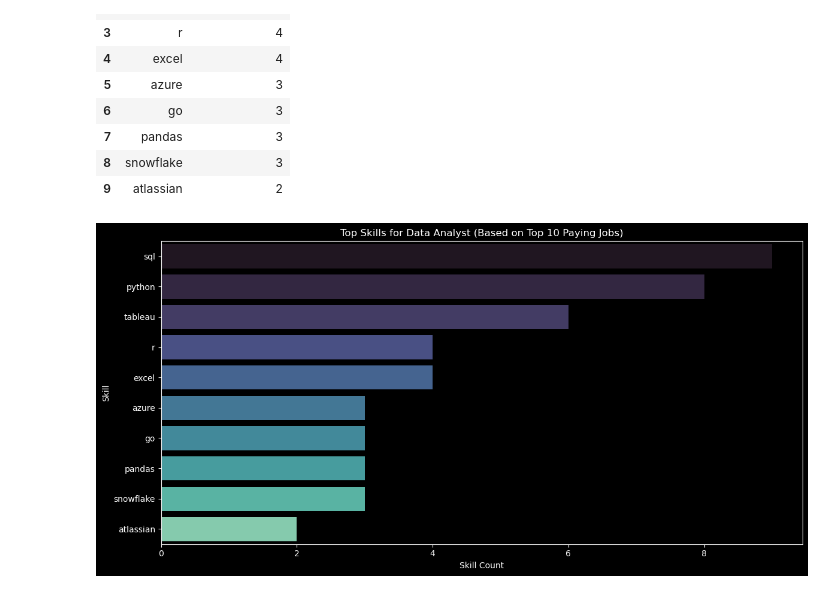
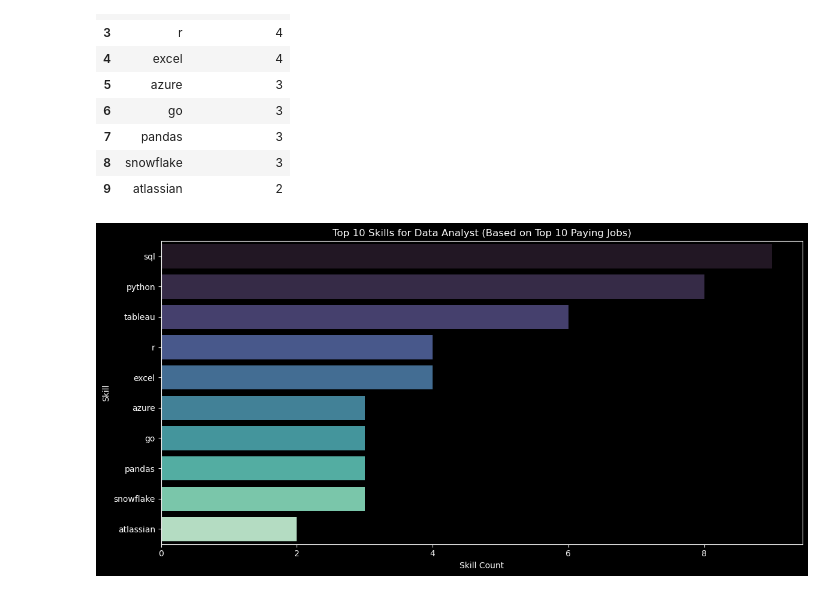
Before and after one commit to WesleyPenteado/SQL_Practice-Data_Analyst_Analysis, a Jupyter notebook: project_py/visualization.ipynb, the cells around one changed output. Cells and saved outputs as stored; diff of their text form; code cells hidden in the pictures.

```diff
--- a/project_py/visualization.ipynb
+++ b/project_py/visualization.ipynb
@@ -87,26 +87,26 @@ df_q2.head(10)
 # %%
 # Question: What skills are required for remote work in the top10-paying data analyst jobs?
 # Use dark theme style
 plt.style.use("dark_background")
 
 # Define a dark-style color palette similar to GitHub's dark theme
-colors = sns.color_palette("mako", len(df_q1))
+colors = sns.color_palette("mako", len(df_q2))
 
 # Plot horizontal bar chart
 plt.figure(figsize=(12, 6))
 sns.barplot(
     data=df_q2,
     x="counting_skills",
     y="skills",
     palette=colors
-).set(title="Top Skills for Data Analyst (Based on Top 10 Paying Jobs)")
+).set(title="Top 10 Skills for Data Analyst (Based on Top 10 Paying Jobs)")
 
 # Set axis labels
 plt.xlabel("Skill Count")
 plt.ylabel("Skill")
 
 # Adjust layout to prevent clipping
 plt.tight_layout()
 plt.show()
 # %% [output]
-[figure, old version]
+[figure, new version]
```
Also changed, not shown: parts of 7 cells of this notebook.
